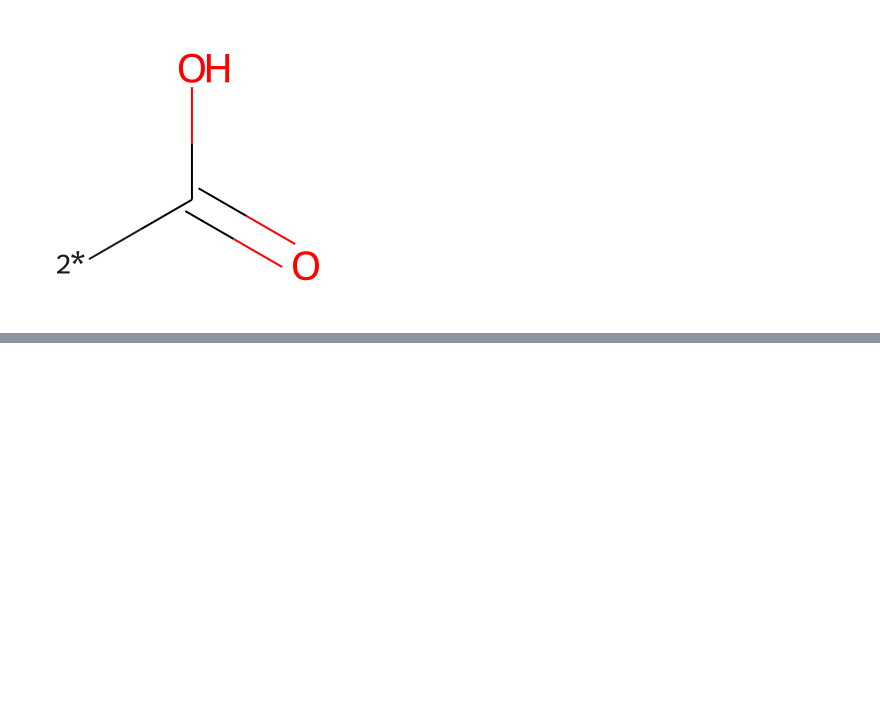
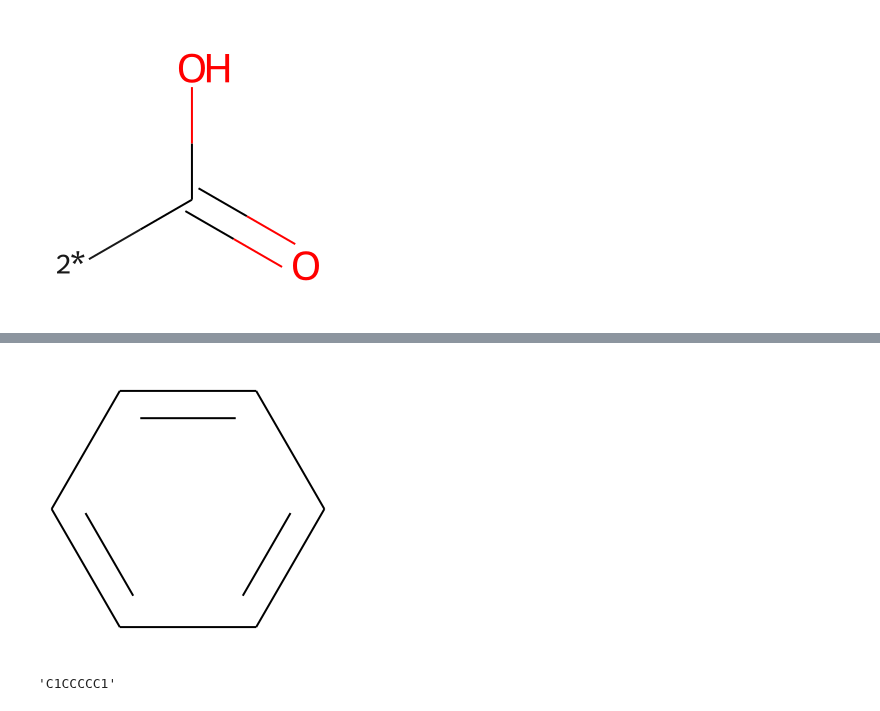
Before and after one commit to bertiewooster/RDKit-playing, a Jupyter notebook: tutorial_examples.ipynb, the cells around one changed output, grey strips where cells are left out. Saved outputs shown, nothing was run; the diff lists cells and outputs as text; code cells hidden in the pictures; blank space fills up the shorter version.

```diff
--- a/tutorial_examples.ipynb
+++ b/tutorial_examples.ipynb
@@ -97,0 +104,14 @@ Draw.MolToImage(rs[1])
+# %%
+# with Chem.SDMolSupplier('data/cdk2.sdf') as cdk2mols:
+#     m1 = cdk2mols[0]
+# core = MurckoScaffold.GetScaffoldForMol(m1)
+core = MurckoScaffold.GetScaffoldForMol(m)
+Chem.MolToSmiles(core)
+Draw.MolToImage(core)
+# %% [output]
+[figure, added]
+# %%
+fw = MurckoScaffold.MakeScaffoldGeneric(core)
+Chem.MolToSmiles(fw)
+# %% [output]
+'C1CCCCC1'
```
Also changed, not shown: parts of 16 cells of this notebook, 2 other files.
